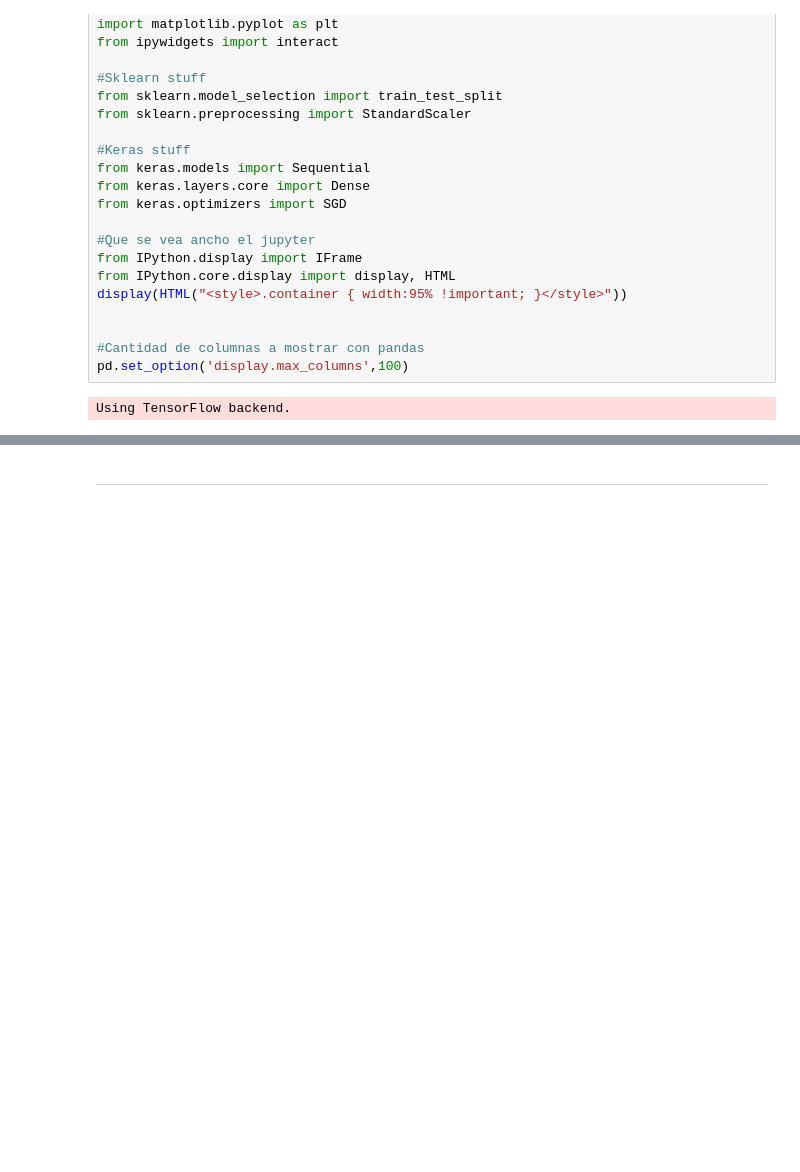
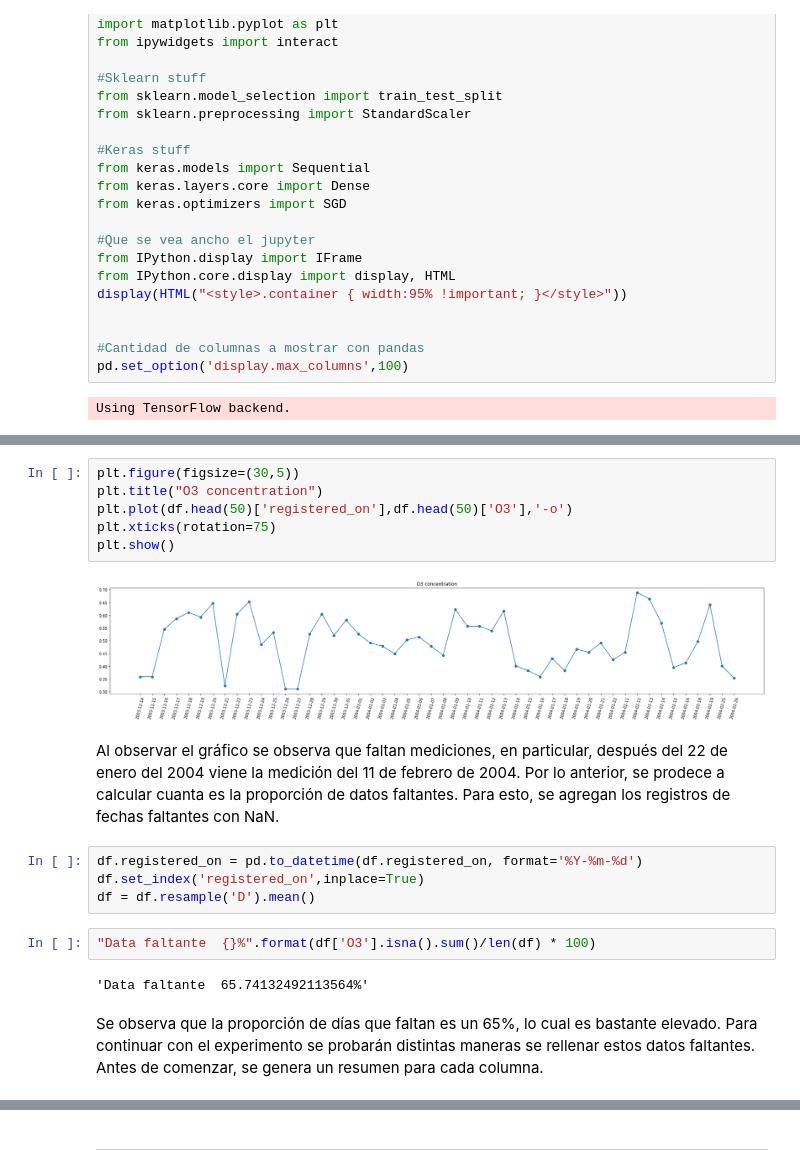
Before and after one commit to Umauro/ANN-T1, a Jupyter notebook: Pregunta 4.ipynb, the cells around one changed output, grey strips where cells are left out. Drawn from its saved outputs; the diff is of its cells as text; blank space fills up the shorter version.

Commit message:
Fill missing data and separate dataset into train, val and test sets

```diff
--- a/Pregunta 4.ipynb
+++ b/Pregunta 4.ipynb
@@ -171,0 +91,20 @@ df.describe()
+# %%
+plt.figure(figsize=(30,5))
+plt.title("O3 concentration")
+plt.plot(df.head(50)['registered_on'],df.head(50)['O3'],'-o')
+plt.xticks(rotation=75)
+plt.show()
+# %% [output]
+[figure, added]
+# %% [markdown]
+Al observar el gráfico se observa que faltan mediciones, en particular, después del 22 de enero del 2004 viene la medición del 11 de febrero de 2004. Por lo anterior, se prodece a calcular cuanta es la proporción de datos faltantes. Para esto, se agregan los registros de fechas faltantes con NaN.
+# %%
+df.registered_on = pd.to_datetime(df.registered_on, format='%Y-%m-%d')
+df.set_index('registered_on',inplace=True)
+df = df.resample('D').mean()
+# %%
+"Data faltante  {}%".format(df['O3'].isna().sum()/len(df) * 100)
+# %% [output]
+'Data faltante  65.74132492113564%'
+# %% [markdown]
+Se observa que la proporción de días que faltan es un 65%, lo cual es bastante elevado. Para continuar con el experimento se probarán distintas maneras se rellenar estos datos faltantes. Antes de comenzar, se genera un resumen para cada columna.
```
Also changed, not shown: parts of 25 cells of this notebook.
